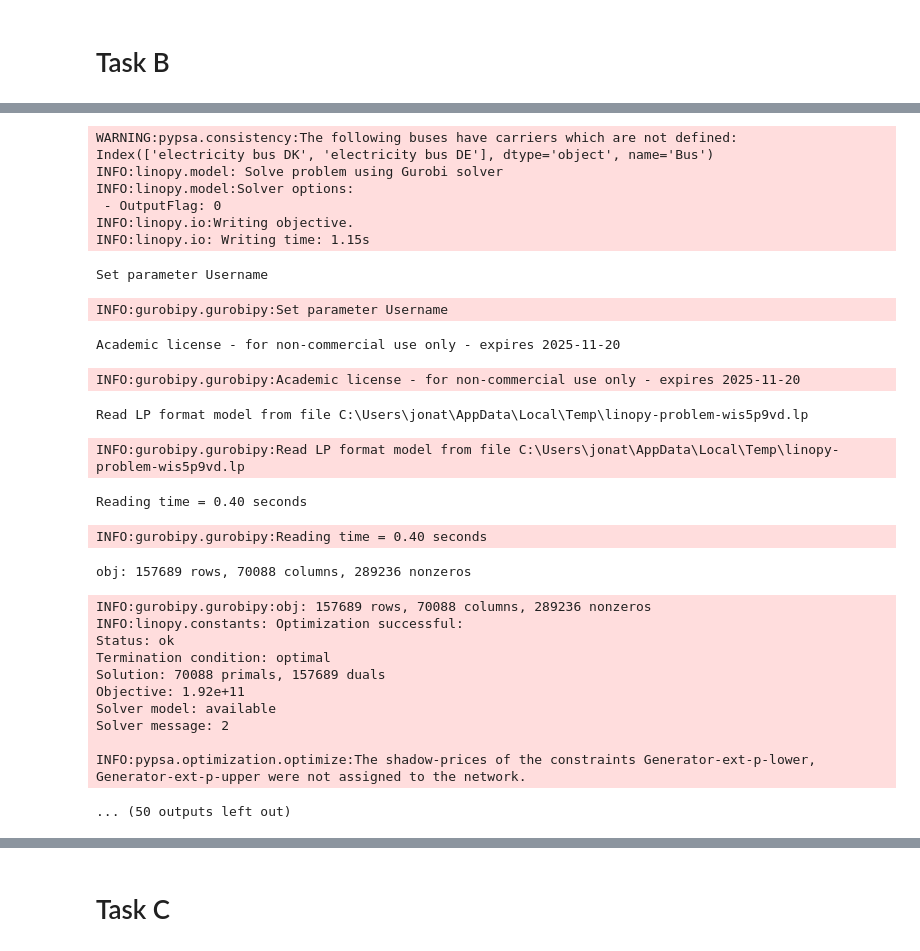
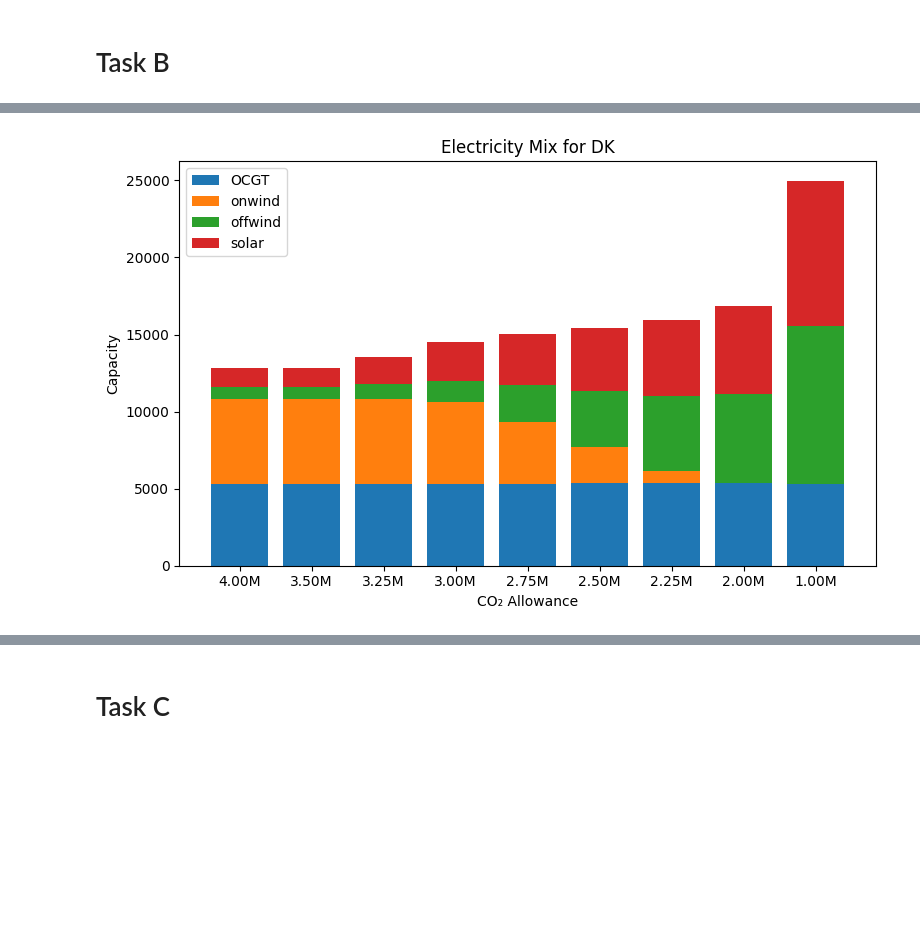
Before and after one commit to jeppebyberg/ieg, a Jupyter notebook: project.ipynb, the cells around one changed output, grey strips where cells are left out. Saved outputs shown, nothing was run; the diff lists cells and outputs as text; code cells hidden in the pictures; blank space fills up the shorter version.

```diff
--- a/project.ipynb
+++ b/project.ipynb
@@ -123,10 +61,0 @@ dict_keys(['DK', 'DE'])
-# %%
-generator_opt = {
-    key: {
-        'OCGT': [],
-        'CCGT': [],
-        'onwind': [],
-        'solar': [] }
-    for key in setup.keys()}
-
-generator_opt
@@ -136,10 +62,8 @@ generator_opt
 # %%
-from NetworkB import NetworkB
-import matplotlib.pyplot as plt
-import numpy as np
+CO2_limits = [4_000_000, 3_500_000, 3_250_000, 3_000_000, 2_750_000, 2_500_000, 2_250_000, 2_000_000, 1_000_000]
 
-CO2_limits = [1_000_000, 2_000_000, 3_000_000, 4_000_000, 5_000_000]
-# CO2_limits = [1_000_000, 2_000_000]
+network_CO2 = {CO2_limit: None for CO2_limit in CO2_limits}
+
 generator_opt = {
     key: {
         'OCGT': [],
@@ -149,13 +73,35 @@ generator_opt = {
         'solar': [] }
     for key in setup.keys()}
 
+CO2_price = []
+objectives = []
+
 for CO2_limit in CO2_limits:
-    tmp = NetworkB(setup = setup, cost_year = 2030, CO2_limit = CO2_limit)
-    generators = tmp.network.generators.p_nom_opt.keys()
-    for region in tmp.regions:
+    # Initialize the base network
+    NetworkCO2_Constraint = BuildBaseNetwork(year = 2017, cost_year = 2030, setup = setup, demand_year=2019)
+
+    #Add CO2 constraint to the network
+    NetworkCO2_Constraint.network.add(
+    "GlobalConstraint",
+    "CO2Limit",
+    carrier_attribute="co2_emissions",
+    sense="<=",
+    constant=CO2_limit)
+
+    # Solve the network with the CO2 constraint
+    silent_optimize(NetworkCO2_Constraint.network)
+    # NetworkCO2_Constraint.network.optimize(solver_name="gurobi",solver_options={"OutputFlag": 0})
+
+    network_CO2[CO2_limit] = NetworkCO2_Constraint.network
+
+    # Extract the results
+    CO2_price.append(-NetworkCO2_Constraint.network.global_constraints.mu['CO2Limit'])
+    objectives.append(NetworkCO2_Constraint.network.objective)
+    generators = NetworkCO2_Constraint.network.generators.p_nom_opt.keys()
+    for region in NetworkCO2_Constraint.regions:
         for generator in generators:
             if generator.split(' ')[1] == region:
-                generator_opt[region][generator.split(' ')[0]].append(tmp.network.generators.p_nom_opt[generator].sum())
+                generator_opt[region][generator.split(' ')[0]].append(NetworkCO2_Constraint.network.generators.p_nom_opt[generator].sum())
 
 x = np.arange(len(CO2_limits))  # [0, 1]
 
@@ -168,10 +114,10 @@ for country, techs in generator_opt.items():
             plt.bar(x, values, bottom=bottom, label=tech)
             bottom += np.array(values)
 
-    plt.xticks(x, [f"{val//1_000_000}M" for val in CO2_limits])
+    plt.xticks(x, [f"{val/1_000_000:.2f}M" for val in CO2_limits])
     plt.title(f"Electricity Mix for {country}")
     plt.xlabel("CO₂ Allowance")
-    plt.ylabel("Generated Energy (MWh or similar)")
+    plt.ylabel("Capacity")
     plt.legend()
     plt.tight_layout()
     plt.show()
@@ -181,27 +125 @@ Year 2019 is greater than 2017, using data from last available year.
-WARNING:pypsa.consistency:The following buses have carriers which are not defined:
-Index(['electricity bus DK', 'electricity bus DE'], dtype='object', name='Bus')
-INFO:linopy.model: Solve problem using Gurobi solver
-INFO:linopy.model:Solver options:
- - OutputFlag: 0
-INFO:linopy.io:Writing objective.
-INFO:linopy.io: Writing time: 1.15s
-Set parameter Username
-INFO:gurobipy.gurobipy:Set parameter Username
-Academic license - for non-commercial use only - expires 2025-11-20
-INFO:gurobipy.gurobipy:Academic license - for non-commercial use only - expires 2025-11-20
-Read LP format model from file C:\Users\jonat\AppData\Local\Temp\linopy-problem-wis5p9vd.lp
-INFO:gurobipy.gurobipy:Read LP format model from file C:\Users\jonat\AppData\Local\Temp\linopy-problem-wis5p9vd.lp
-Reading time = 0.40 seconds
-INFO:gurobipy.gurobipy:Reading time = 0.40 seconds
-obj: 157689 rows, 70088 columns, 289236 nonzeros
-INFO:gurobipy.gurobipy:obj: 157689 rows, 70088 columns, 289236 nonzeros
-INFO:linopy.constants: Optimization successful:
-Status: ok
-Termination condition: optimal
-Solution: 70088 primals, 157689 duals
-Objective: 1.92e+11
-Solver model: available
-Solver message: 2
-
-INFO:pypsa.optimization.optimize:The shadow-prices of the constraints Generator-ext-p-lower, Generator-ext-p-upper were not assigned to the network.
-... (50 outputs left out)
+[figure, added]
```
Also changed, not shown: parts of 47 cells of this notebook.
